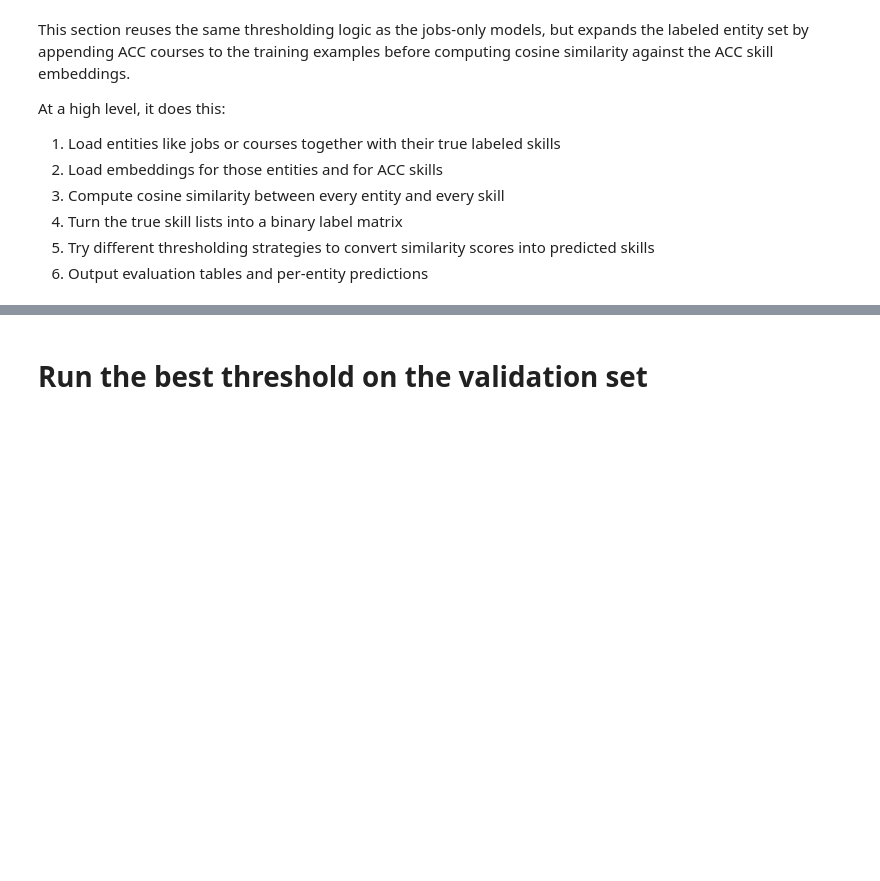
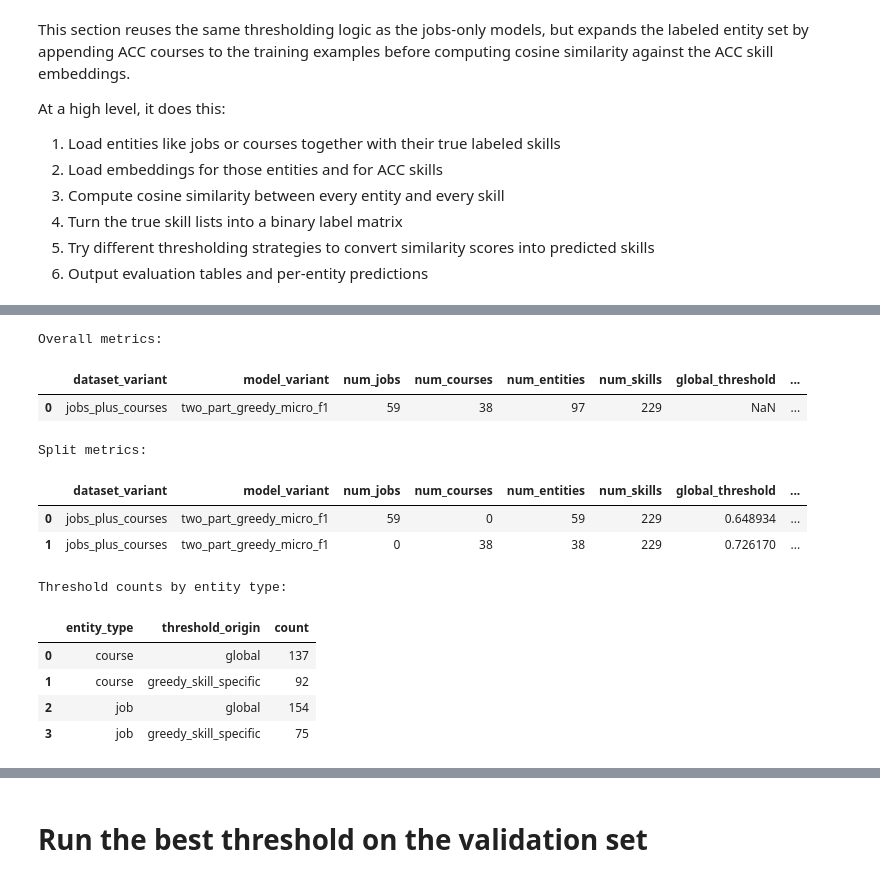
Before and after one commit to Bomb-omb/dsa4264-JobReady, a Jupyter notebook: model/cosine_sim_thres.ipynb, the cells around one changed output, grey strips where cells are left out. Saved outputs shown, nothing was run; the diff lists cells and outputs as text; code cells hidden in the pictures; blank space fills up the shorter version.

```diff
--- a/model/cosine_sim_thres.ipynb
+++ b/model/cosine_sim_thres.ipynb
@@ -1542,0 +1413,36 @@ Comparison across jobs-only vs jobs+courses:
+# %%
+combined_two_part_metrics_df, combined_two_part_split_metrics_df, combined_two_part_thresholds_df, combined_two_part_predictions_df = fit_two_part_greedy_threshold_model(
+    jobs_only_problem,
+    courses_only_problem,
+    dataset_variant="jobs_plus_courses",
+    max_greedy_rounds=2,
+)
+
+print("Overall metrics:")
+display(combined_two_part_metrics_df)
+
+print("Split metrics:")
+display(combined_two_part_split_metrics_df)
+
+print("Threshold counts by entity type:")
+display(
+    combined_two_part_thresholds_df
+    .groupby(["entity_type", "threshold_origin"])
+    .size()
+    .rename("count")
+    .reset_index()
+)
+# %% [output]
+Overall metrics:
+|  | dataset_variant | model_variant | num_jobs | num_courses | num_entities | num_skills | global_threshold | ... |
+| 0 | jobs_plus_courses | two_part_greedy_micro_f1 | 59 | 38 | 97 | 229 | NaN | ... |
+Split metrics:
+|  | dataset_variant | model_variant | num_jobs | num_courses | num_entities | num_skills | global_threshold | ... |
+| 0 | jobs_plus_courses | two_part_greedy_micro_f1 | 59 | 0 | 59 | 229 | 0.648934 | ... |
+| 1 | jobs_plus_courses | two_part_greedy_micro_f1 | 0 | 38 | 38 | 229 | 0.726170 | ... |
+Threshold counts by entity type:
+|  | entity_type | threshold_origin | count |
+| 0 | course | global | 137 |
+| 1 | course | greedy_skill_specific | 92 |
+| 2 | job | global | 154 |
+| 3 | job | greedy_skill_specific | 75 |
```
Also changed, not shown: parts of 10 cells of this notebook, 2 other files.
